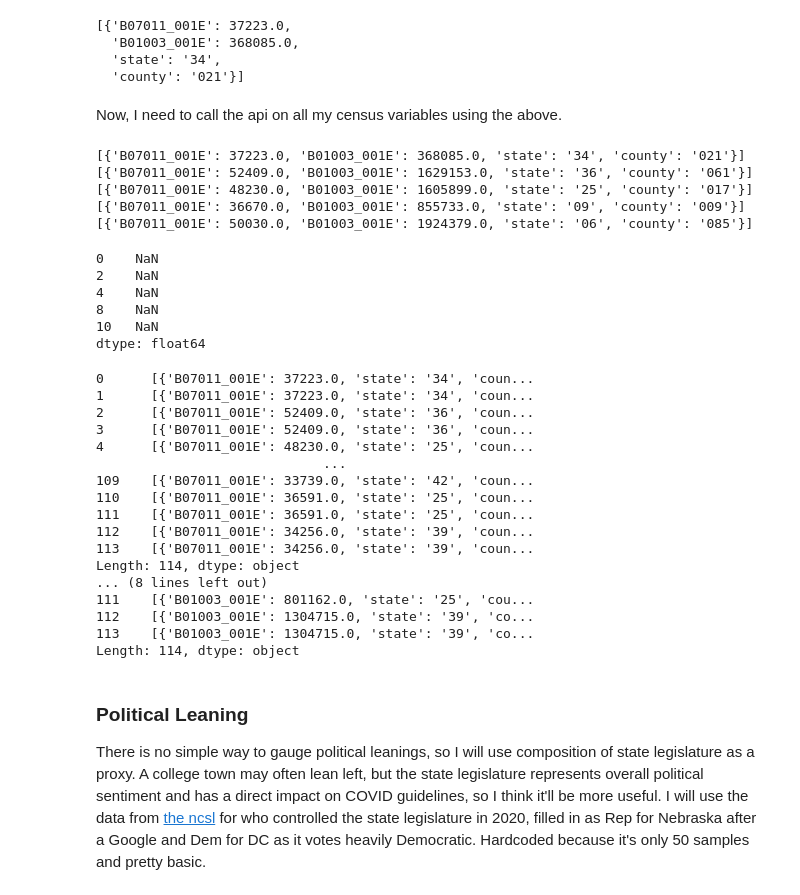
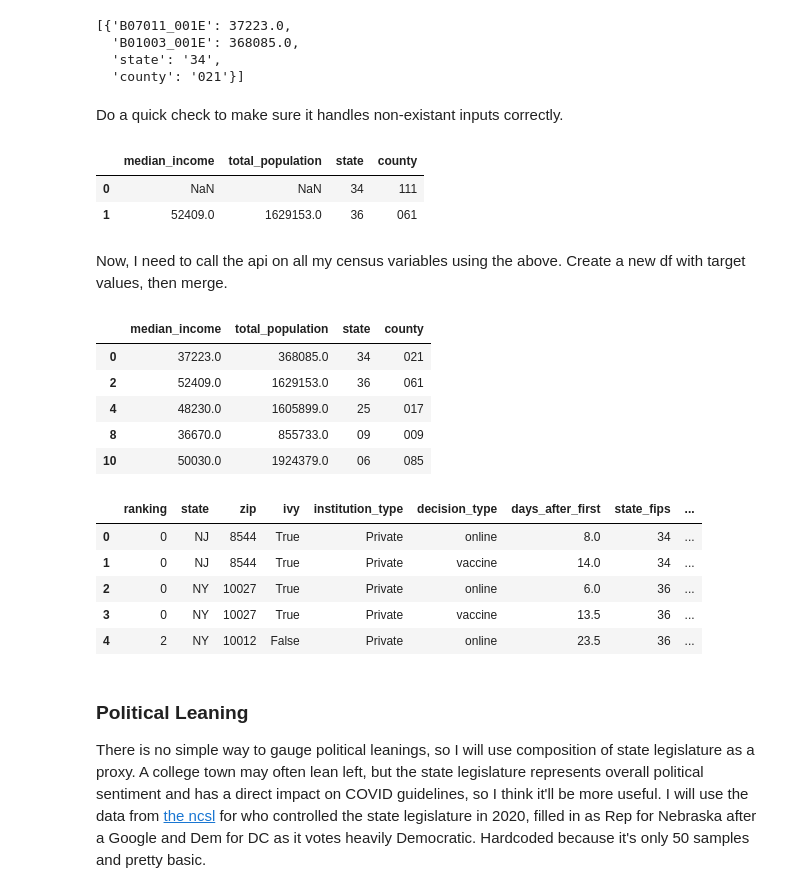
Before and after one commit to ncrispino/covid_university_dates, a Jupyter notebook: Analyzing Covid Decision Dates.ipynb, the cells around one changed output. Cells and saved outputs as stored; diff of their text form; code cells hidden in the pictures.

Commit message:
finished census bureau api retrieval

````diff
--- a/Analyzing Covid Decision Dates.ipynb
+++ b/Analyzing Covid Decision Dates.ipynb
@@ -157,4 +157,6 @@ census_vars = {'B07011_001E': 'median_income', 'B01003_001E': 'total_population'
 Note that some zip codes don't have corresponding values. See the zip code for Princeton, NJ.
+# %%
+v = list(census_vars.keys())[0]
 # %%
 c.acs5.state_zipcode(v, 34, '08544')
 # %% [output]
@@ -216,10 +222,13 @@ covid_dates_cleaned['county_fips'].isna().sum()
 # %% [markdown]
 Now, create a function that we can apply to each row of the dataframe that will call the api and get the desired census variables (held in ```census_vars```). Note that we only want this for unique rows.
 # %%
+api_return_cols = list(census_vars.values()) + ['state', 'county']
 def separate_county_fips(x, *v):
     api_return = c.acs5.state_county(v, x[0], x[1]) # returns dict in a list if found; empty list if not
-    print(api_return)
     try:
-        return api_return[0][v] # key for dict is the desired value of the input census var
+        api_return_clean = pd.Series(api_return[0])
+        return api_return_clean.rename(census_vars)
     except:
-        return np.nan
+        no_api_return = pd.Series(index=api_return_cols, dtype='object')
+        no_api_return[['state', 'county']] = x.values
+        return no_api_return
@@ -247,44 +246,43 @@ c.acs5.state_county(census_var_names, 34, '021')
   'B01003_001E': 368085.0,
   'state': '34',
   'county': '021'}]
+# %% [markdown]
+Do a quick check to make sure it handles non-existant inputs correctly.
+# %%
+testing_df = pd.DataFrame({'state_fips': [34, 36], 'county_fips_str': ['111', '061']})
+testing_output = testing_df.drop_duplicates().apply(separate_county_fips, args=(census_var_names), axis=1)
+testing_output
+# %% [output]
+|  | median_income | total_population | state | county |
+| 0 | NaN | NaN | 34 | 111 |
+| 1 | 52409.0 | 1629153.0 | 36 | 061 |
 # %% [markdown]
-Now, I need to call the api on all my census variables using the above.
+Now, I need to call the api on all my census variables using the above. Create a new df with target values, then merge.
 # %%
-census_vars_counties = covid_dates_cleaned[['state_fips', 'county_fips_str']].drop_duplicates().head().apply(separate_county_fips, args=(census_var_names), axis=1)
-census_vars_counties #.head()
+census_vars_counties = covid_dates_cleaned[['state_fips', 'county_fips_str']].drop_duplicates().apply(separate_county_fips, args=(census_var_names), axis=1)
+census_vars_counties.head()
 # %% [output]
-[{'B07011_001E': 37223.0, 'B01003_001E': 368085.0, 'state': '34', 'county': '021'}]
-[{'B07011_001E': 52409.0, 'B01003_001E': 1629153.0, 'state': '36', 'county': '061'}]
-[{'B07011_001E': 48230.0, 'B01003_001E': 1605899.0, 'state': '25', 'county': '017'}]
-[{'B07011_001E': 36670.0, 'B01003_001E': 855733.0, 'state': '09', 'county': '009'}]
-[{'B07011_001E': 50030.0, 'B01003_001E': 1924379.0, 'state': '06', 'county': '085'}]
-0    NaN
-2    NaN
-4    NaN
-8    NaN
-10   NaN
-dtype: float64
+|  | median_income | total_population | state | county |
+| 0 | 37223.0 | 368085.0 | 34 | 021 |
+| 2 | 52409.0 | 1629153.0 | 36 | 061 |
+| 4 | 48230.0 | 1605899.0 | 25 | 017 |
+| 8 | 36670.0 | 855733.0 | 09 | 009 |
+| 10 | 50030.0 | 1924379.0 | 06 | 085 |
-# %%
-covid_dates_cleaned['county_fips_str'] = covid_dates_cleaned['county_fips'].astype(str).str.zfill(3) # pad zeros for api
-census_vars_counties = covid_dates_cleaned[['state_fips', 'county_fips_str']].drop_duplicates().apply(separate_county_fips, args=([v]), axis=1)
-# %% [output]
-0      [{'B07011_001E': 37223.0, 'state': '34', 'coun...
-1      [{'B07011_001E': 37223.0, 'state': '34', 'coun...
-2      [{'B07011_001E': 52409.0, 'state': '36', 'coun...
-3      [{'B07011_001E': 52409.0, 'state': '36', 'coun...
-4      [{'B07011_001E': 48230.0, 'state': '25', 'coun...
-                             ...
-109    [{'B07011_001E': 33739.0, 'state': '42', 'coun...
-110    [{'B07011_001E': 36591.0, 'state': '25', 'coun...
-111    [{'B07011_001E': 36591.0, 'state': '25', 'coun...
-112    [{'B07011_001E': 34256.0, 'state': '39', 'coun...
-113    [{'B07011_001E': 34256.0, 'state': '39', 'coun...
-Length: 114, dtype: object
-... (8 lines left out)
-111    [{'B01003_001E': 801162.0, 'state': '25', 'cou...
-112    [{'B01003_001E': 1304715.0, 'state': '39', 'co...
-113    [{'B01003_001E': 1304715.0, 'state': '39', 'co...
-Length: 114, dtype: object
+# %%
+covid_dates_cleaned = (covid_dates_cleaned.merge(census_vars_counties,
+                                                 left_on=['state_fips', 'county_fips_str'],
+                                                 right_on=['state', 'county'],
+                                                 suffixes=('', '_new'))
+                       .drop(columns=['state_new', 'county']))
+
+covid_dates_cleaned.head()
+# %% [output]
+|  | ranking | state | zip | ivy | institution_type | decision_type | days_after_first | state_fips | ... |
+| 0 | 0 | NJ | 8544 | True | Private | online | 8.0 | 34 | ... |
+| 1 | 0 | NJ | 8544 | True | Private | vaccine | 14.0 | 34 | ... |
+| 2 | 0 | NY | 10027 | True | Private | online | 6.0 | 36 | ... |
+| 3 | 0 | NY | 10027 | True | Private | vaccine | 13.5 | 36 | ... |
+| 4 | 2 | NY | 10012 | False | Private | online | 23.5 | 36 | ... |
 # %% [markdown]
 ### Political Leaning
 There is no simple way to gauge political leanings, so I will use composition of state legislature as a proxy. A college town may often lean left, but the state legislature represents overall political sentiment and has a direct impact on COVID guidelines, so I think it'll be more useful. I will use the data from [the ncsl](https://www.ncsl.org/Portals/1/Documents/Elections/Legis_Control_2020_April%201.pdf) for who controlled the state legislature in 2020, filled in as Rep for Nebraska after a Google and Dem for DC as it votes heavily Democratic. Hardcoded because it's only 50 samples and pretty basic.
````
Also changed, not shown: parts of 15 cells of this notebook.
